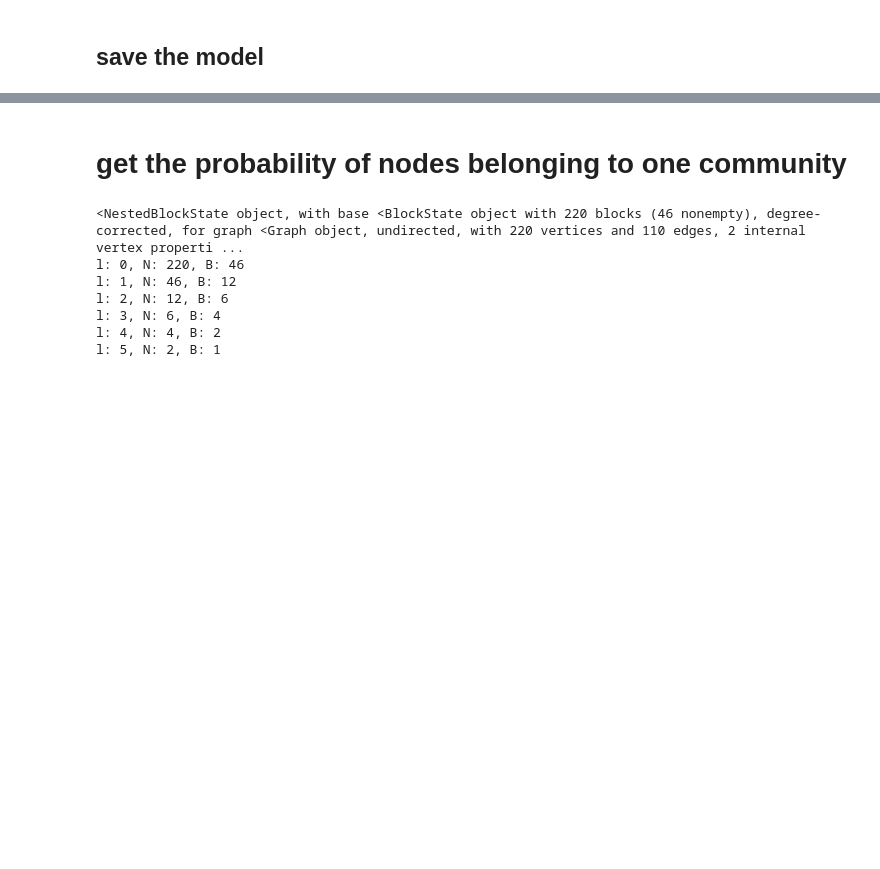
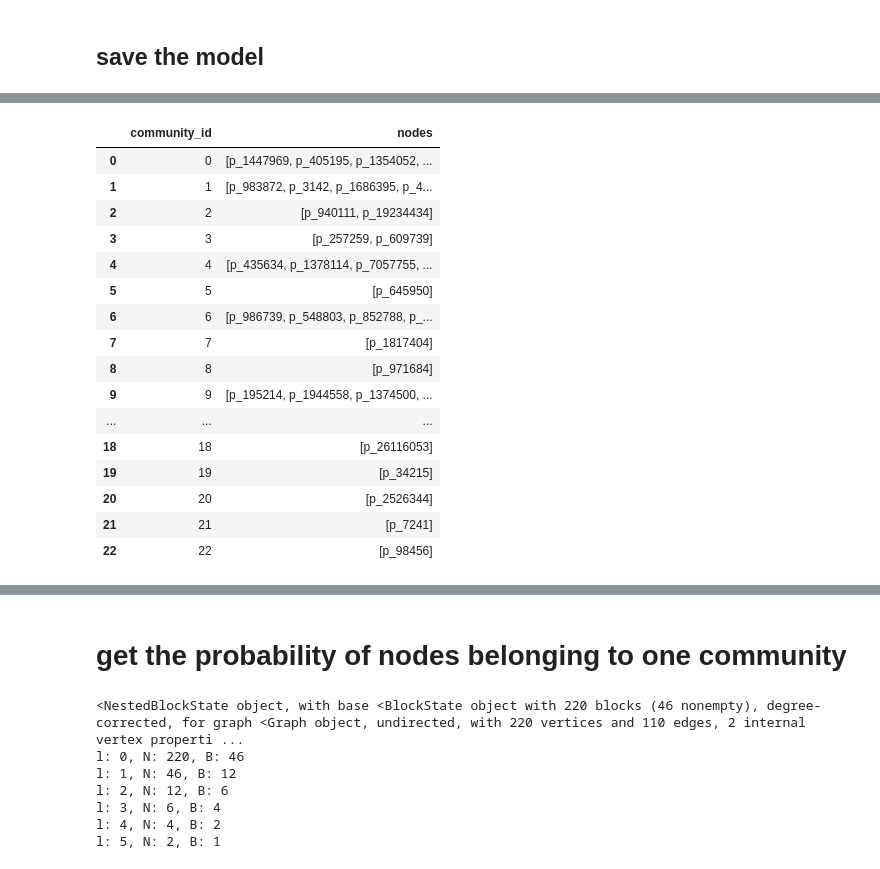
Before and after one commit to SimoneDaniotti/bipartite_sbm, a Jupyter notebook: tutorial.ipynb, the cells around one changed output, grey strips where cells are left out. Drawn from its saved outputs; the diff is of its cells as text; code cells hidden in the pictures; blank space fills up the shorter version.

```diff
--- a/tutorial.ipynb
+++ b/tutorial.ipynb
@@ -93,0 +138,20 @@ model.save_model('example')
+# %%
+community_list_by_layer[1][0]
+# %% [output]
+|  | community_id | nodes |
+| 0 | 0 | [p_1447969, p_405195, p_1354052, ... |
+| 1 | 1 | [p_983872, p_3142, p_1686395, p_4... |
+| 2 | 2 | [p_940111, p_19234434] |
+| 3 | 3 | [p_257259, p_609739] |
+| 4 | 4 | [p_435634, p_1378114, p_7057755, ... |
+| 5 | 5 | [p_645950] |
+| 6 | 6 | [p_986739, p_548803, p_852788, p_... |
+| 7 | 7 | [p_1817404] |
+| 8 | 8 | [p_971684] |
+| 9 | 9 | [p_195214, p_1944558, p_1374500, ... |
+| ... | ... | ... |
+| 18 | 18 | [p_26116053] |
+| 19 | 19 | [p_34215] |
+| 20 | 20 | [p_2526344] |
+| 21 | 21 | [p_7241] |
+| 22 | 22 | [p_98456] |
```
Also changed, not shown: parts of 19 cells of this notebook, 3 other files.
